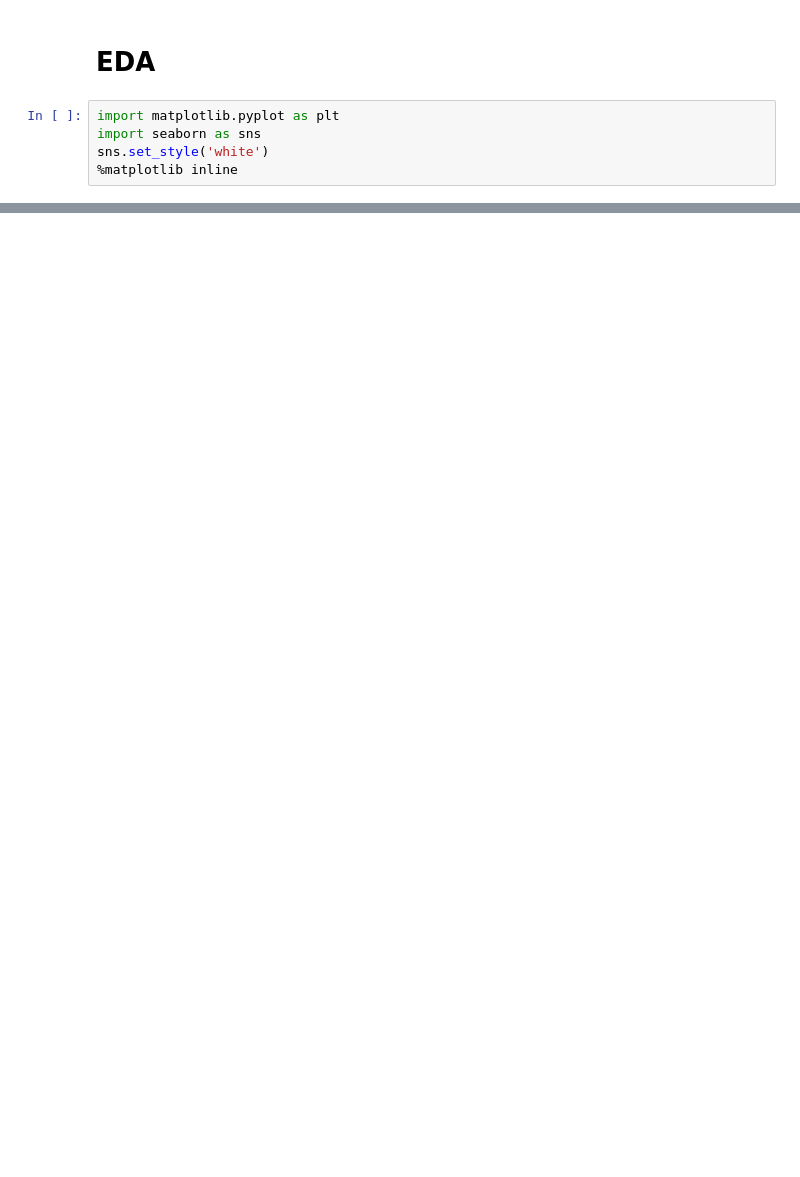
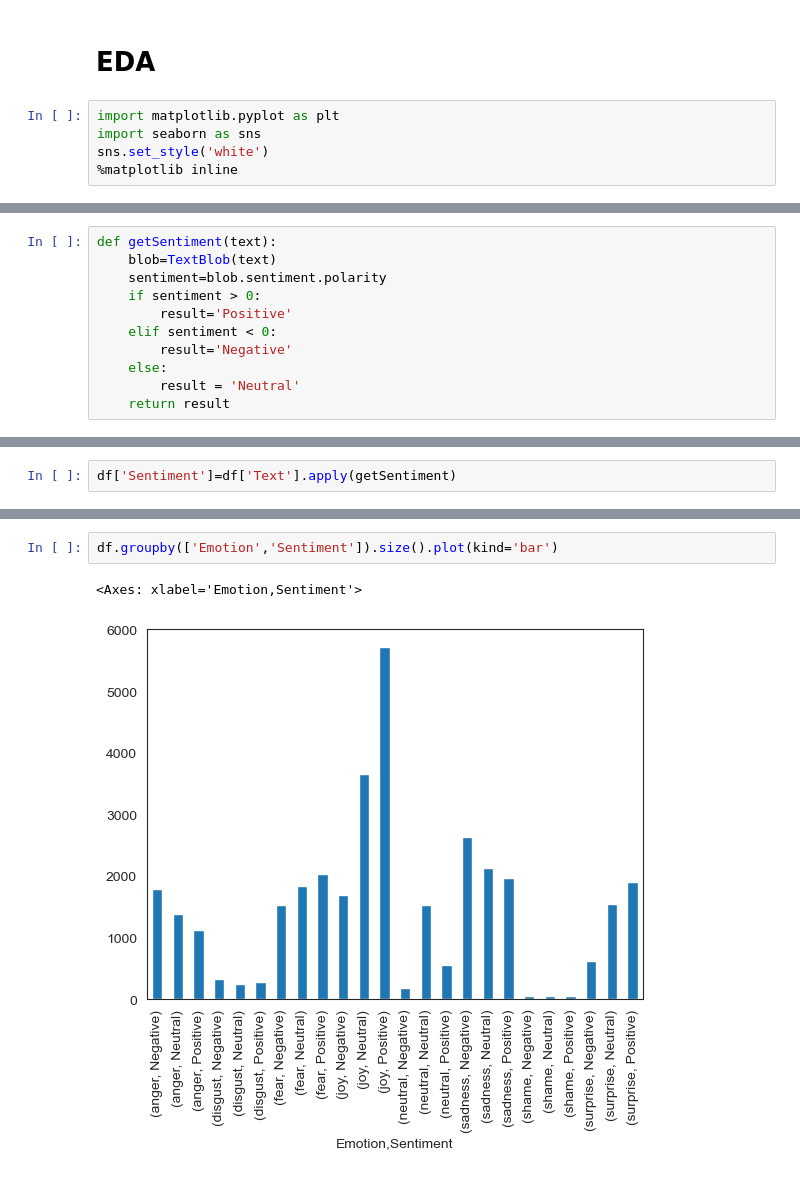
Before and after one commit to SreeVatt/Music-Recommendation-Chatbot, a Jupyter notebook: main.ipynb, the cells around one changed output, grey strips where cells are left out. Drawn from its saved outputs; the diff is of its cells as text; blank space fills up the shorter version.

```diff
--- a/main.ipynb
+++ b/main.ipynb
@@ -441,0 +399,11 @@ corr_starwars[corr_starwars['num of rating']>100].sort_values('Correlation',asce
+# %%
+def getSentiment(text):
+    blob=TextBlob(text)
+    sentiment=blob.sentiment.polarity
+    if sentiment > 0:
+        result='Positive'
+    elif sentiment < 0:
+        result='Negative'
+    else:
+        result = 'Neutral'
+    return result
@@ -441,0 +414,2 @@ corr_starwars[corr_starwars['num of rating']>100].sort_values('Correlation',asce
+# %%
+df['Sentiment']=df['Text'].apply(getSentiment)
@@ -441,0 +447,5 @@ corr_starwars[corr_starwars['num of rating']>100].sort_values('Correlation',asce
+# %%
+df.groupby(['Emotion','Sentiment']).size().plot(kind='bar')
+# %% [output]
+<Axes: xlabel='Emotion,Sentiment'>
+[figure, added]
```
Also changed, not shown: parts of 73 cells of this notebook, 4 other files.
